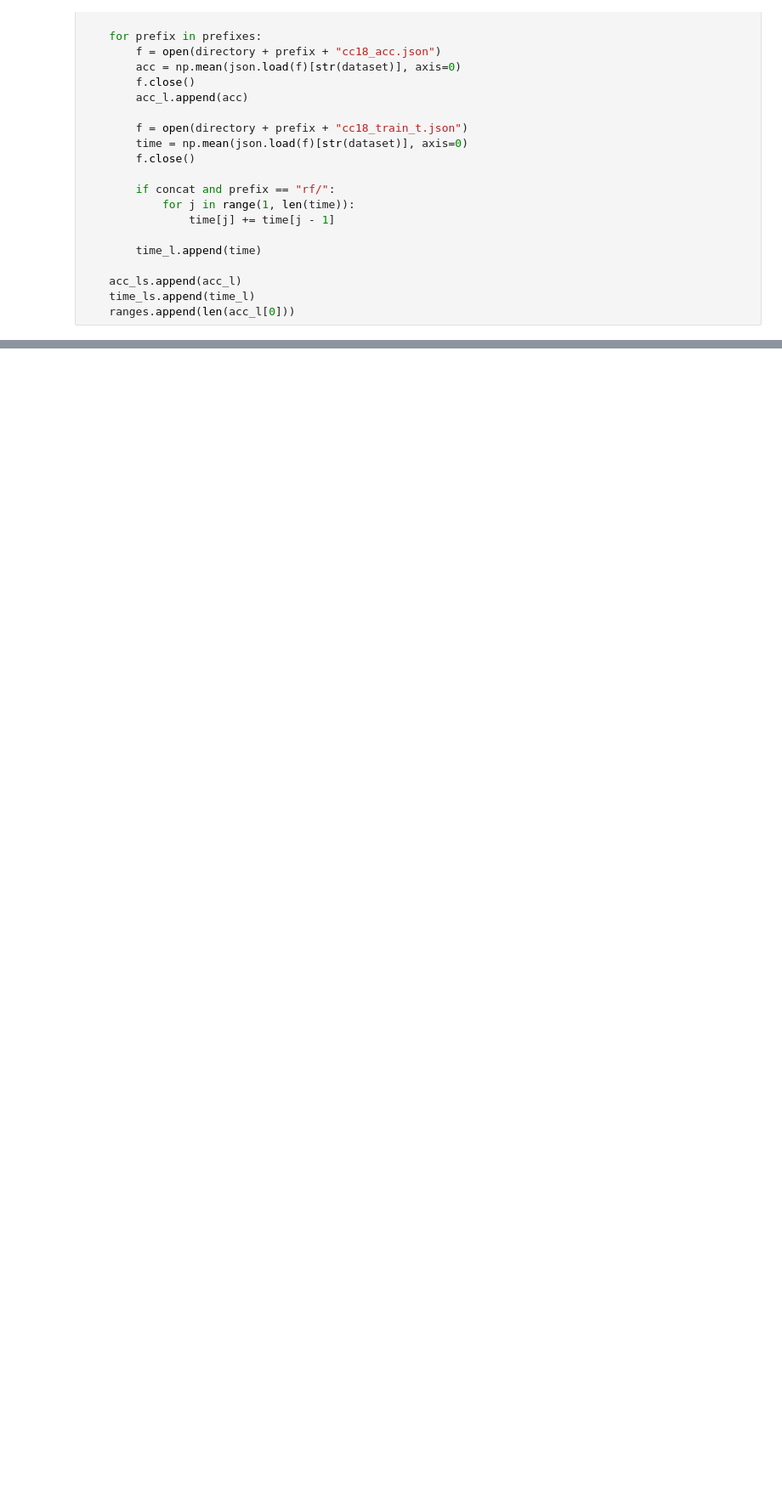
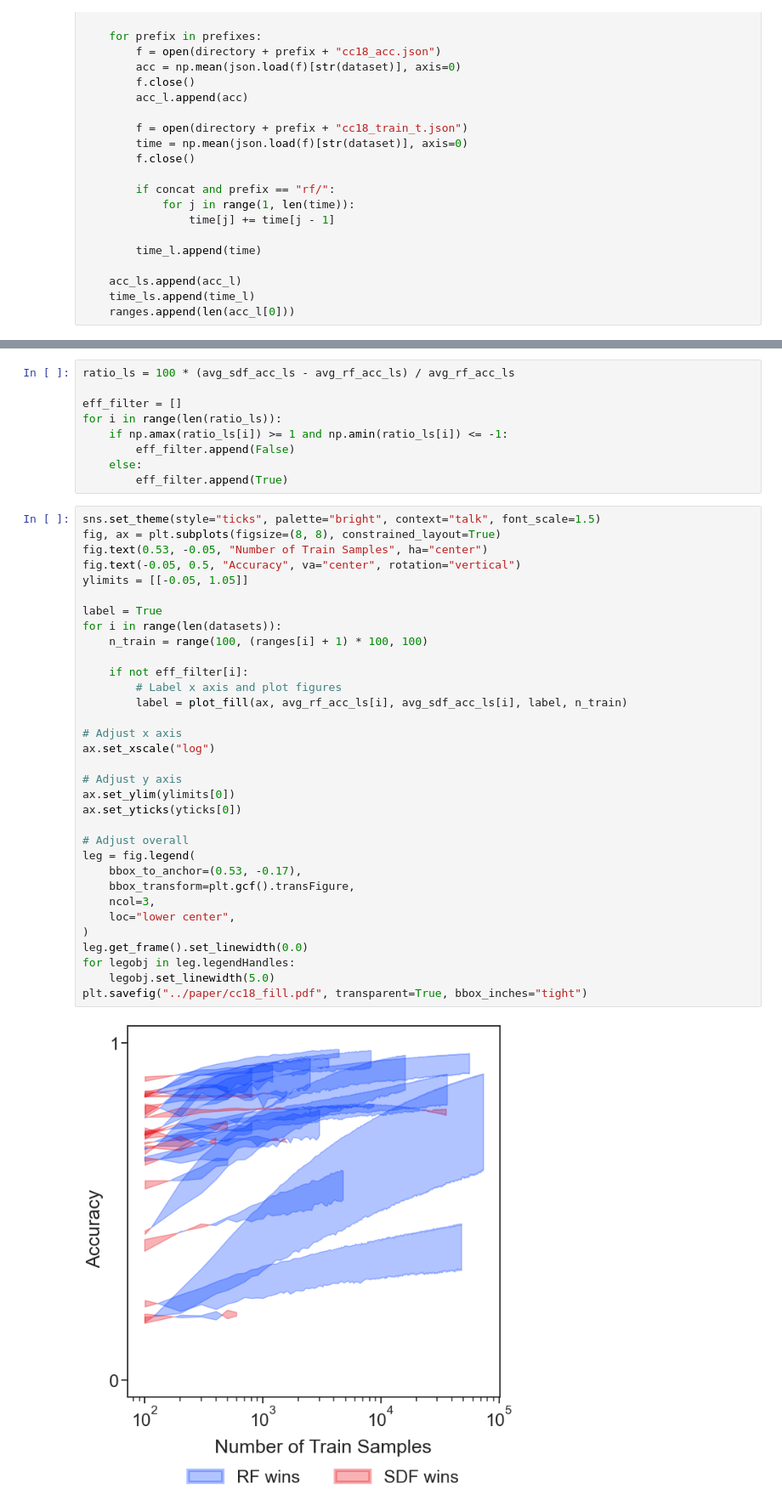
Before and after one commit to neurodata/SDTF, a Jupyter notebook: docs/cc18.ipynb, the cells around one changed output, grey strips where cells are left out. Shown at 85% size. Cells and saved outputs as stored; diff of their text form; blank space fills up the shorter version.

Commit message:
ENH optimize fill figure & notebook

```diff
--- a/docs/cc18.ipynb
+++ b/docs/cc18.ipynb
@@ -117,0 +183,44 @@ plt.savefig("../paper/cc18.pdf", transparent=True, bbox_inches="tight")
+# %%
+ratio_ls = 100 * (avg_sdf_acc_ls - avg_rf_acc_ls) / avg_rf_acc_ls
+
+eff_filter = []
+for i in range(len(ratio_ls)):
+    if np.amax(ratio_ls[i]) >= 1 and np.amin(ratio_ls[i]) <= -1:
+        eff_filter.append(False)
+    else:
+        eff_filter.append(True)
+# %%
+sns.set_theme(style="ticks", palette="bright", context="talk", font_scale=1.5)
+fig, ax = plt.subplots(figsize=(8, 8), constrained_layout=True)
+fig.text(0.53, -0.05, "Number of Train Samples", ha="center")
+fig.text(-0.05, 0.5, "Accuracy", va="center", rotation="vertical")
+ylimits = [[-0.05, 1.05]]
+
+label = True
+for i in range(len(datasets)):
+    n_train = range(100, (ranges[i] + 1) * 100, 100)
+
+    if not eff_filter[i]:
+        # Label x axis and plot figures
+        label = plot_fill(ax, avg_rf_acc_ls[i], avg_sdf_acc_ls[i], label, n_train)
+
+# Adjust x axis
+ax.set_xscale("log")
+
+# Adjust y axis
+ax.set_ylim(ylimits[0])
+ax.set_yticks(yticks[0])
+
+# Adjust overall
+leg = fig.legend(
+    bbox_to_anchor=(0.53, -0.17),
+    bbox_transform=plt.gcf().transFigure,
+    ncol=3,
+    loc="lower center",
+)
+leg.get_frame().set_linewidth(0.0)
+for legobj in leg.legendHandles:
+    legobj.set_linewidth(5.0)
+plt.savefig("../paper/cc18_fill.pdf", transparent=True, bbox_inches="tight")
+# %% [output]
+[figure, added]
```
Also changed, not shown: parts of 6 cells of this notebook, 3 other files.
